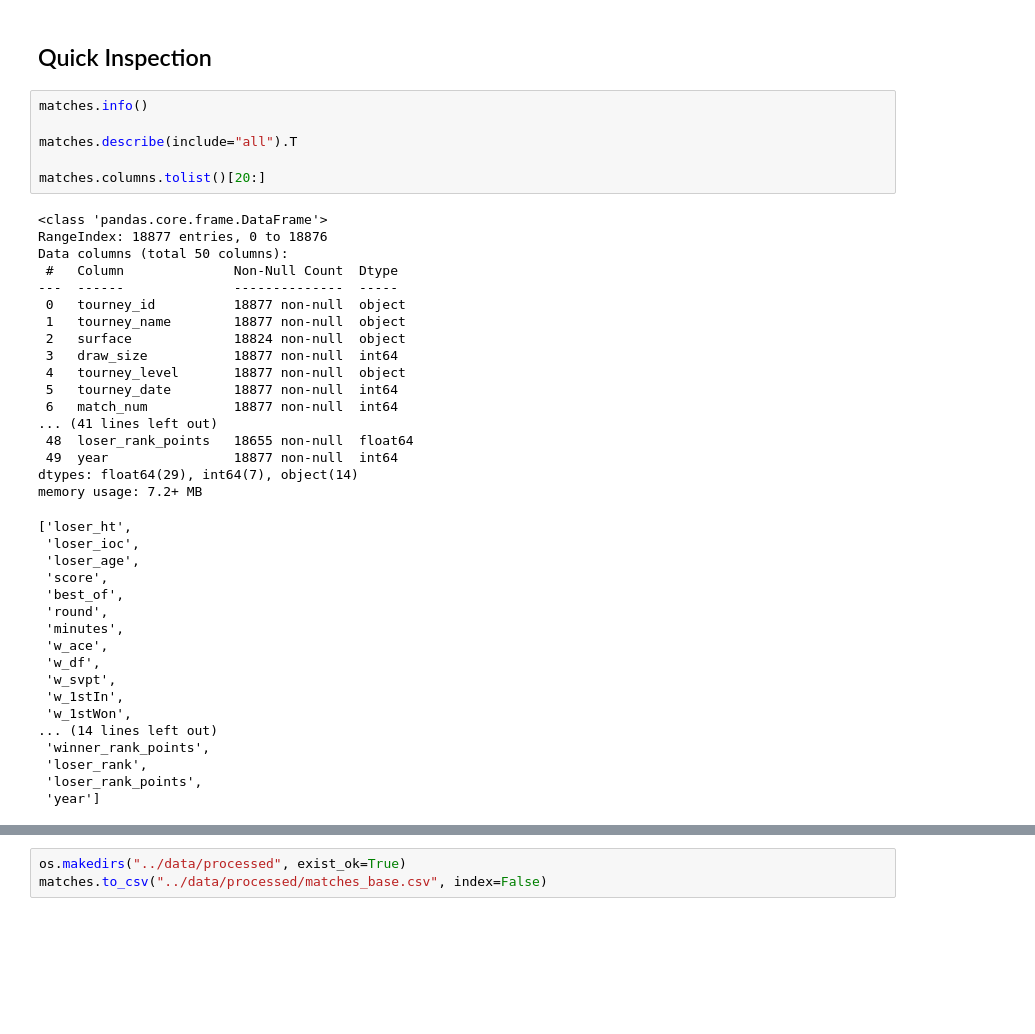
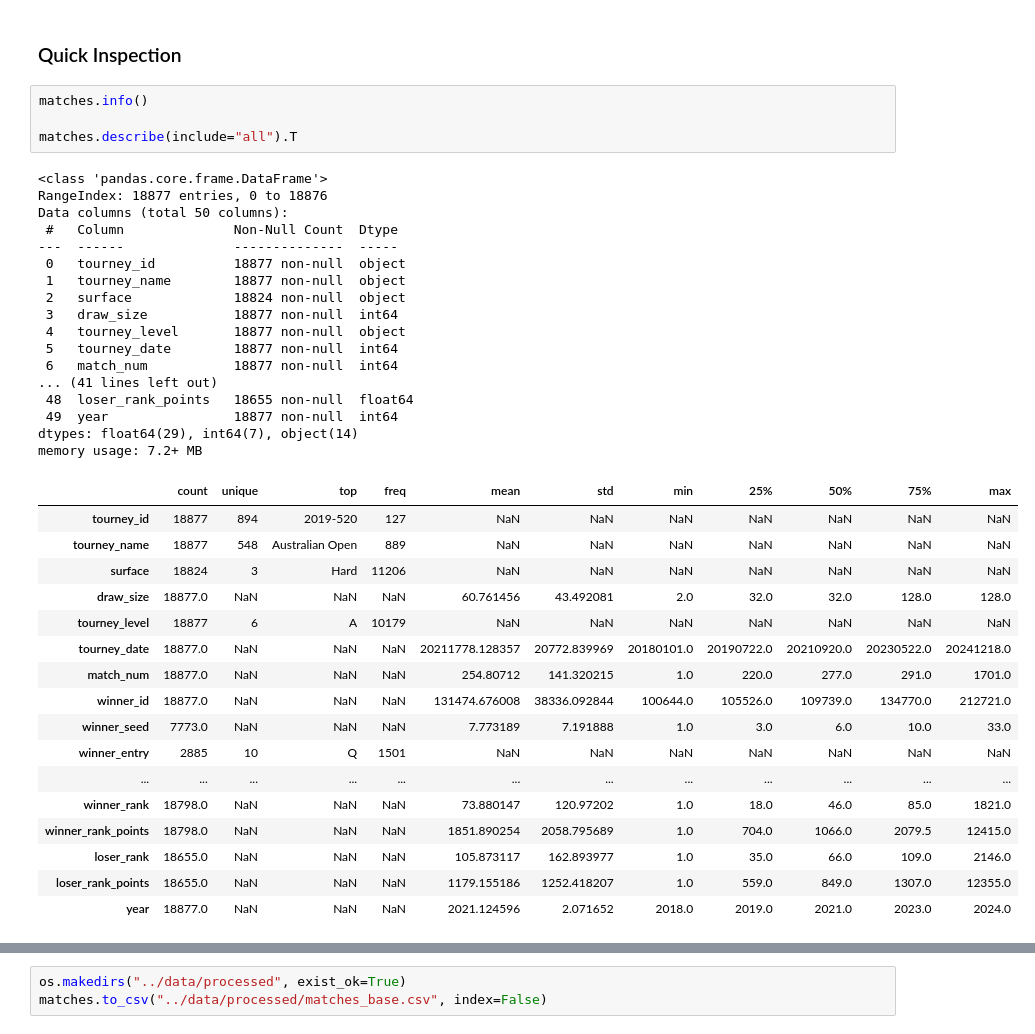
Before and after one commit to javilunaquesada/Tennis_ML_Project, a Jupyter notebook: Notebooks/01_data_understanding.ipynb, the cells around one changed output, grey strips where cells are left out. Cells and saved outputs as stored; diff of their text form; blank space fills up the shorter version.

```diff
--- a/Notebooks/01_data_understanding.ipynb
+++ b/Notebooks/01_data_understanding.ipynb
@@ -49,48 +52,46 @@ Total columns: 50
 | 4 | 2018-M020 | Brisbane | Hard | 32 | A | 20180101 | 276 | 111581 | ... |
 5 rows × 50 columns
 # %% [markdown]
-## Quick Inspection
+### Quick Inspection
 # %%
 matches.info()
 
 matches.describe(include="all").T
-
-matches.columns.tolist()[20:]
 # %% [output]
 <class 'pandas.core.frame.DataFrame'>
 RangeIndex: 18877 entries, 0 to 18876
 Data columns (total 50 columns):
  #   Column              Non-Null Count  Dtype
 ---  ------              --------------  -----
  0   tourney_id          18877 non-null  object
  1   tourney_name        18877 non-null  object
  2   surface             18824 non-null  object
  3   draw_size           18877 non-null  int64
  4   tourney_level       18877 non-null  object
  5   tourney_date        18877 non-null  int64
  6   match_num           18877 non-null  int64
 ... (41 lines left out)
  48  loser_rank_points   18655 non-null  float64
  49  year                18877 non-null  int64
 dtypes: float64(29), int64(7), object(14)
 memory usage: 7.2+ MB
-['loser_ht',
- 'loser_ioc',
- 'loser_age',
- 'score',
- 'best_of',
- 'round',
- 'minutes',
- 'w_ace',
- 'w_df',
- 'w_svpt',
- 'w_1stIn',
- 'w_1stWon',
-... (14 lines left out)
- 'winner_rank_points',
- 'loser_rank',
- 'loser_rank_points',
- 'year']
+|  | count | unique | top | freq | mean | std | min | 25% | 50% | 75% | max |
+| tourney_id | 18877 | 894 | 2019-520 | 127 | NaN | NaN | NaN | NaN | NaN | NaN | NaN |
+| tourney_name | 18877 | 548 | Australian Open | 889 | NaN | NaN | NaN | NaN | NaN | NaN | NaN |
+| surface | 18824 | 3 | Hard | 11206 | NaN | NaN | NaN | NaN | NaN | NaN | NaN |
+| draw_size | 18877.0 | NaN | NaN | NaN | 60.761456 | 43.492081 | 2.0 | 32.0 | 32.0 | 128.0 | 128.0 |
+| tourney_level | 18877 | 6 | A | 10179 | NaN | NaN | NaN | NaN | NaN | NaN | NaN |
+| tourney_date | 18877.0 | NaN | NaN | NaN | 20211778.128357 | 20772.839969 | 20180101.0 | 20190722.0 | 20210920.0 | 20230522.0 | 20241218.0 |
+| match_num | 18877.0 | NaN | NaN | NaN | 254.80712 | 141.320215 | 1.0 | 220.0 | 277.0 | 291.0 | 1701.0 |
+| winner_id | 18877.0 | NaN | NaN | NaN | 131474.676008 | 38336.092844 | 100644.0 | 105526.0 | 109739.0 | 134770.0 | 212721.0 |
+| winner_seed | 7773.0 | NaN | NaN | NaN | 7.773189 | 7.191888 | 1.0 | 3.0 | 6.0 | 10.0 | 33.0 |
+| winner_entry | 2885 | 10 | Q | 1501 | NaN | NaN | NaN | NaN | NaN | NaN | NaN |
+| ... | ... | ... | ... | ... | ... | ... | ... | ... | ... | ... | ... |
+| winner_rank | 18798.0 | NaN | NaN | NaN | 73.880147 | 120.97202 | 1.0 | 18.0 | 46.0 | 85.0 | 1821.0 |
+| winner_rank_points | 18798.0 | NaN | NaN | NaN | 1851.890254 | 2058.795689 | 1.0 | 704.0 | 1066.0 | 2079.5 | 12415.0 |
+| loser_rank | 18655.0 | NaN | NaN | NaN | 105.873117 | 162.893977 | 1.0 | 35.0 | 66.0 | 109.0 | 2146.0 |
+| loser_rank_points | 18655.0 | NaN | NaN | NaN | 1179.155186 | 1252.418207 | 1.0 | 559.0 | 849.0 | 1307.0 | 12355.0 |
+| year | 18877.0 | NaN | NaN | NaN | 2021.124596 | 2.071652 | 2018.0 | 2019.0 | 2021.0 | 2023.0 | 2024.0 |
 # %%
 selected_cols = [
     "year",
```
Also changed, not shown: parts of 5 cells of this notebook.
